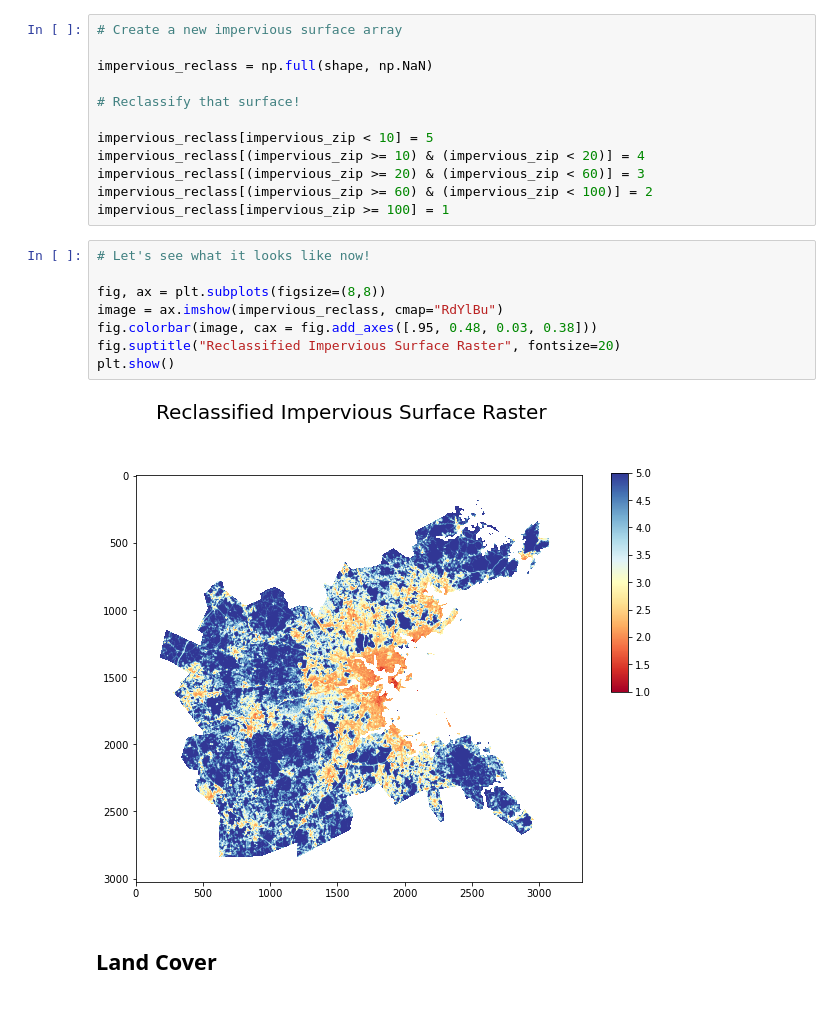
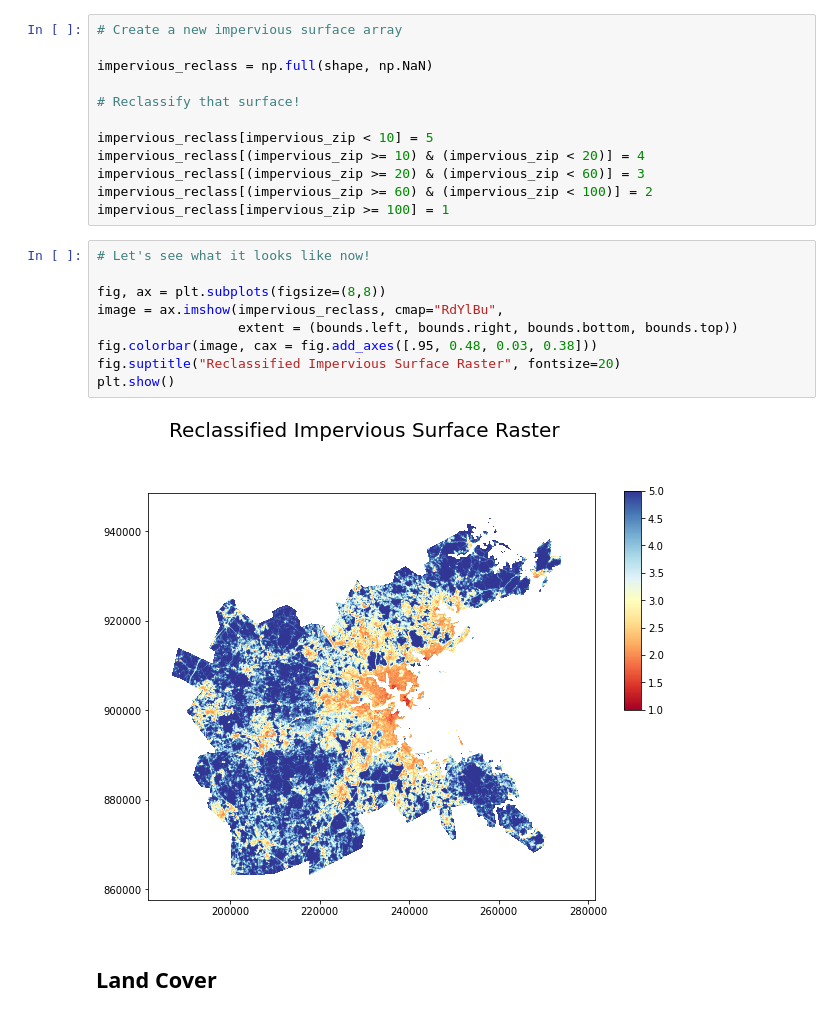
Before and after one commit to krowe42/FinalProject-LivingDecisions, a Jupyter notebook: Rowe-LivingDecisions.ipynb, the cells around one changed output. Drawn from its saved outputs; the diff is of its cells as text.

```diff
--- a/Rowe-LivingDecisions.ipynb
+++ b/Rowe-LivingDecisions.ipynb
@@ -218,13 +218,14 @@ impervious_reclass[impervious_zip >= 100] = 1
 # %%
 # Let's see what it looks like now!
 
 fig, ax = plt.subplots(figsize=(8,8))
-image = ax.imshow(impervious_reclass, cmap="RdYlBu")
+image = ax.imshow(impervious_reclass, cmap="RdYlBu",
+                  extent = (bounds.left, bounds.right, bounds.bottom, bounds.top))
 fig.colorbar(image, cax = fig.add_axes([.95, 0.48, 0.03, 0.38]))
 fig.suptitle("Reclassified Impervious Surface Raster", fontsize=20)
 plt.show()
 # %% [output]
-[figure, old version]
+[figure, new version]
 # %% [markdown]
 ## Land Cover
 # %% [markdown]
```
Also changed, not shown: parts of 24 cells of this notebook.
